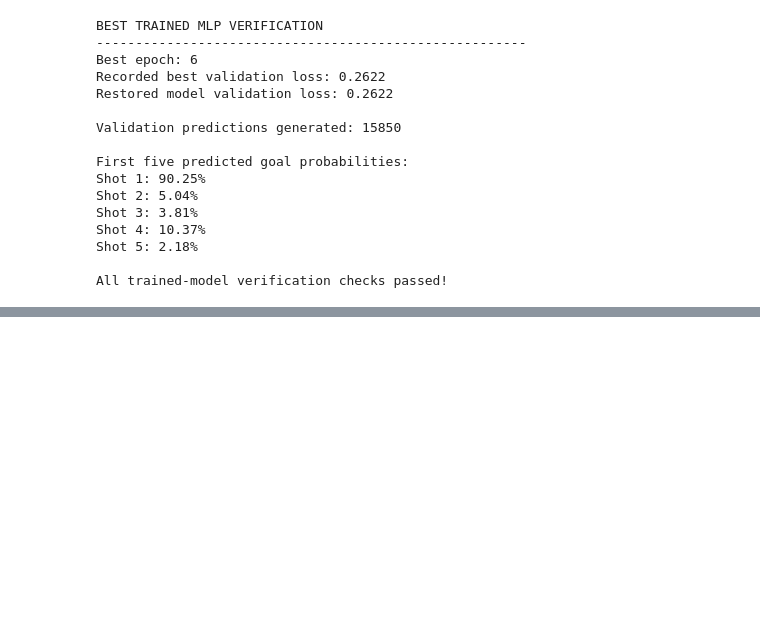
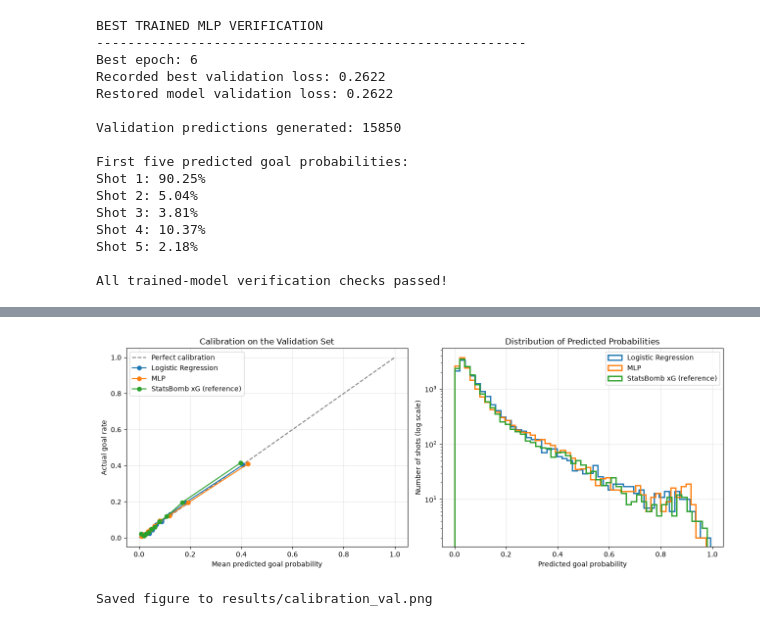
Before and after one commit to Nievethan/OnTarget, a Jupyter notebook: OnTarget_training.ipynb, the cells around one changed output, grey strips where cells are left out. Drawn from its saved outputs; the diff is of its cells as text; code cells hidden in the pictures; blank space fills up the shorter version.

Commit message:
Add Section 8: model comparison, calibration and saved results

```diff
--- a/OnTarget_training.ipynb
+++ b/OnTarget_training.ipynb
@@ -2156,0 +2200,59 @@ All trained-model verification checks passed!
+# %%
+# ============================================================
+# 8.2 Calibration of Predicted Probabilities
+# ============================================================
+
+from sklearn.calibration import calibration_curve
+import os
+
+# Folder for saved figures, so the report can reference them.
+os.makedirs("results", exist_ok=True)
+
+# Compare the three real models (the constant model is a single point, so it is skipped).
+calibration_models = {
+    "Logistic Regression": logistic_val_probs,
+    "MLP": mlp_val_probs,
+    "StatsBomb xG (reference)": statsbomb_val_probs,
+}
+
+fig, (ax_cal, ax_hist) = plt.subplots(
+    1, 2, figsize=(13, 5)
+)
+
+# Left plot: calibration curves.
+ax_cal.plot([0, 1], [0, 1], "--", color="gray", label="Perfect calibration")
+
+for name, probs in calibration_models.items():
+    actual_rate, mean_predicted = calibration_curve(
+        y_val,
+        probs,
+        n_bins=10,
+        strategy="quantile"  # equal number of shots per bin
+    )
+    ax_cal.plot(mean_predicted, actual_rate, "o-", label=name)
+
+ax_cal.set_xlabel("Mean predicted goal probability")
+ax_cal.set_ylabel("Actual goal rate")
+ax_cal.set_title("Calibration on the Validation Set")
+ax_cal.legend()
+ax_cal.grid(True, alpha=0.3)
+
+# Right plot: how predictions are distributed.
+for name, probs in calibration_models.items():
+    ax_hist.hist(probs, bins=50, histtype="step", linewidth=2, label=name)
+
+ax_hist.set_yscale("log")
+ax_hist.set_xlabel("Predicted goal probability")
+ax_hist.set_ylabel("Number of shots (log scale)")
+ax_hist.set_title("Distribution of Predicted Probabilities")
+ax_hist.legend()
+ax_hist.grid(True, alpha=0.3)
+
+plt.tight_layout()
+plt.savefig("results/calibration_val.png", dpi=150)
+plt.show()
+
+print("Saved figure to results/calibration_val.png")
+# %% [output]
+[figure, added]
+Saved figure to results/calibration_val.png
```
Also changed, not shown: parts of 13 cells of this notebook, 2 other files.
